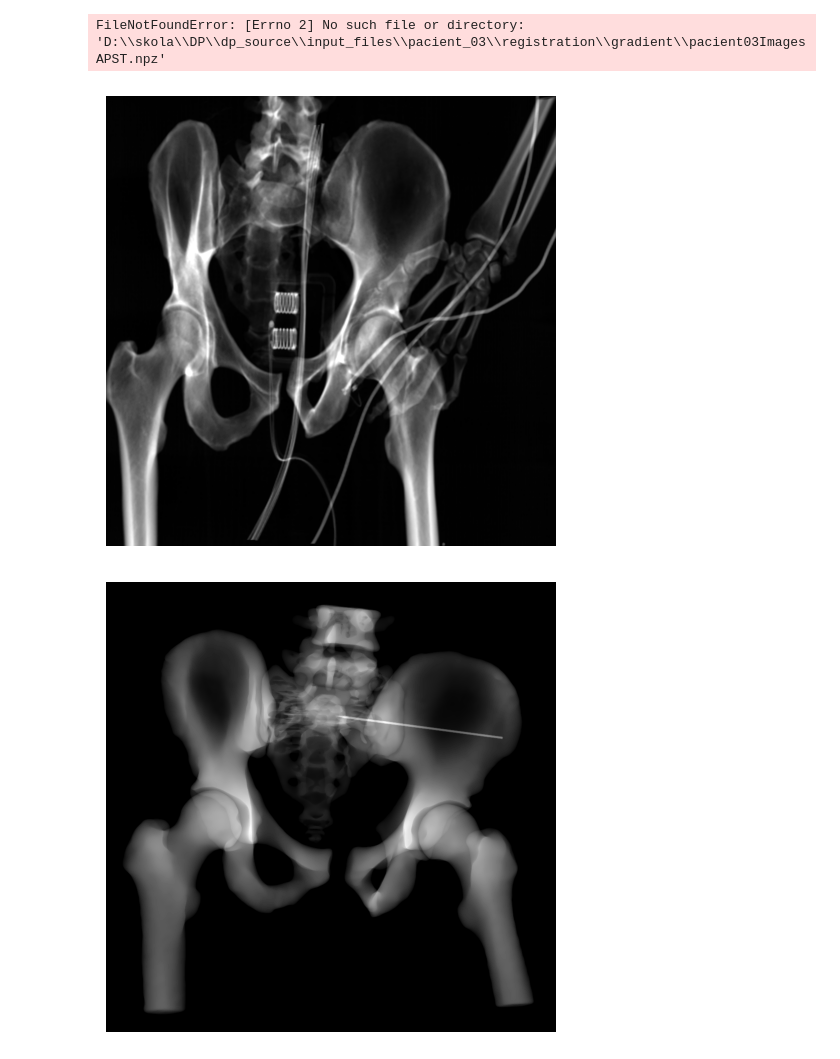
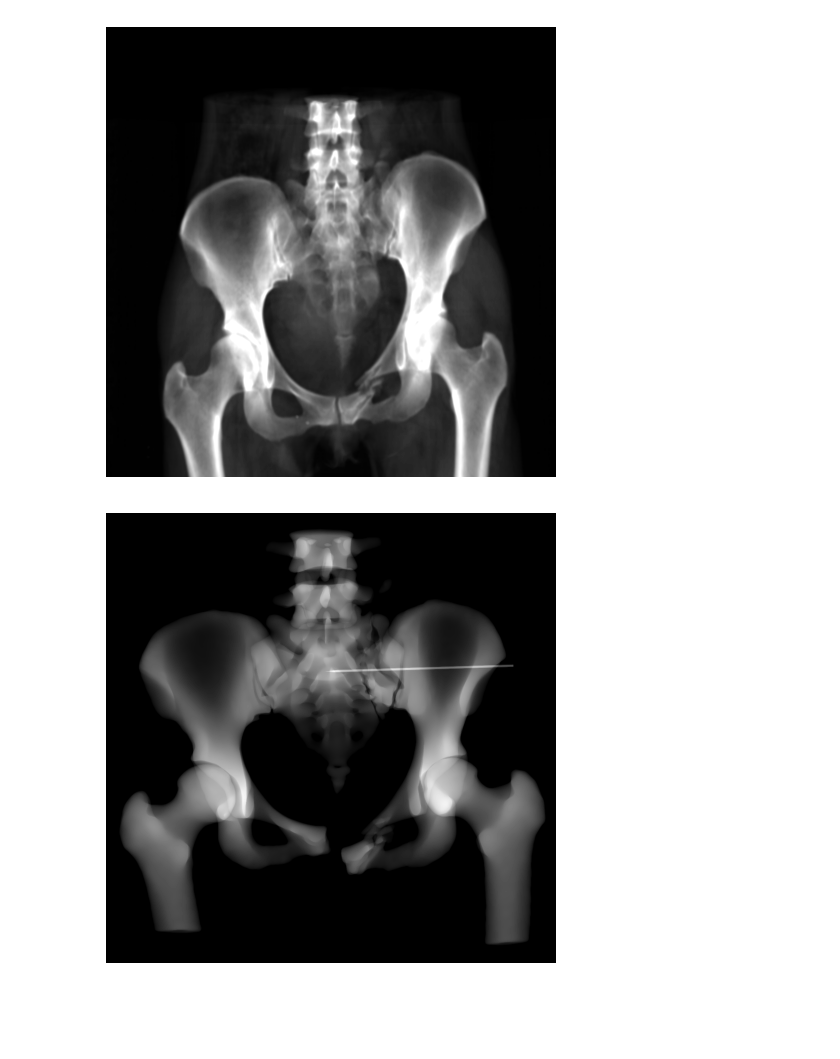
Before and after one commit to Vojtech-Benda/ca_isf, a Jupyter notebook: plotImages.ipynb, the cells around one changed output. Cells and saved outputs as stored; diff of their text form; code cells hidden in the pictures; blank space fills up the shorter version.

```diff
--- a/plotImages.ipynb
+++ b/plotImages.ipynb
@@ -6,13 +7,11 @@ import SimpleITK as sitk
 # %%
-patientNumber = "03"
-regMethodDir = "gradient"
+patientNumber = "06"
+regMethodDir = "gradientline"
 view = "ap"
 regDir = os.path.join(os.getcwd(), f"input_files\\pacient_{patientNumber}\\registration\\{regMethodDir}\\")
-imagesFile = np.load(os.path.join(regDir, f"pacient{patientNumber}Images{view.upper()}ST.npz"))
+imagesFile = np.load(os.path.join(regDir, f"pacient{patientNumber}Images{view.upper()}.npz"))
 pointsInfoFile = np.load(os.path.join(regDir, f"pacient{patientNumber}PointsInfo{view.upper()}.npz"))
-save_files = False
+saveState = False
-# %% [output]
-FileNotFoundError: [Errno 2] No such file or directory: 'D:\\skola\\DP\\dp_source\\input_files\\pacient_03\\registration\\gradient\\pacient03ImagesAPST.npz'
 # %%
 images = {key: imagesFile[key] for key in imagesFile.files}
 pointsInfo = {key: pointsInfoFile[key] for key in pointsInfoFile.files}
@@ -28,28 +27,28 @@ fixedImageRescaled = sitk.Cast(sitk.RescaleIntensity(sitk.GetImageFromArray(imag
 # %%
 def plotImages(fixed_image, moving_image, moving_initial, save):
     fig_fixed, ax_fixed = plt.subplots(1, 1)
     ax_fixed.imshow(sitk.GetArrayViewFromImage(fixed_image), cmap="gray")
     ax_fixed.set_axis_off()
     fig_fixed.tight_layout()
 
     fig_moving, ax_moving = plt.subplots(1, 1)
     ax_moving.imshow(sitk.GetArrayViewFromImage(moving_image), cmap="gray")
     ax_moving.set_axis_off()
     fig_moving.tight_layout()
 
     fig_initial, ax_initial = plt.subplots(1, 1)
     ax_initial.imshow(sitk.GetArrayViewFromImage(moving_initial), cmap="gray")
     ax_initial.set_axis_off()
     fig_initial.tight_layout()
     plt.show()
 
     if save:
         fig_fixed.savefig(f"{regDir}pacient{patientNumber}Fixed{view.upper()}.pdf", bbox_inches="tight")
         fig_moving.savefig(f"{regDir}pacient{patientNumber}Moving{view.upper()}.pdf", bbox_inches="tight")
         fig_initial.savefig(f"{regDir}pacient{patientNumber}Initial{view.upper()}.pdf", bbox_inches="tight")
 
 plotImages(fixedImageRescaled, movingImageRescaled,
-           movingInitialImageRescaled, save=save_files)
+           movingInitialImageRescaled, save=saveState)
 # %% [output]
-[figure, old version]
+[figure, new version]
-[figure, old version]
+[figure, new version]
```
Also changed, not shown: parts of 6 cells of this notebook, 3 other files.
